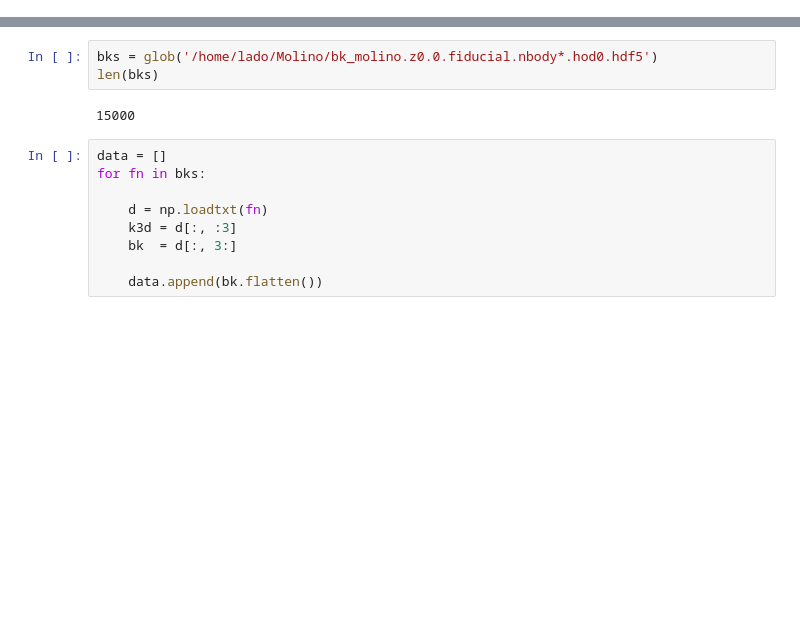
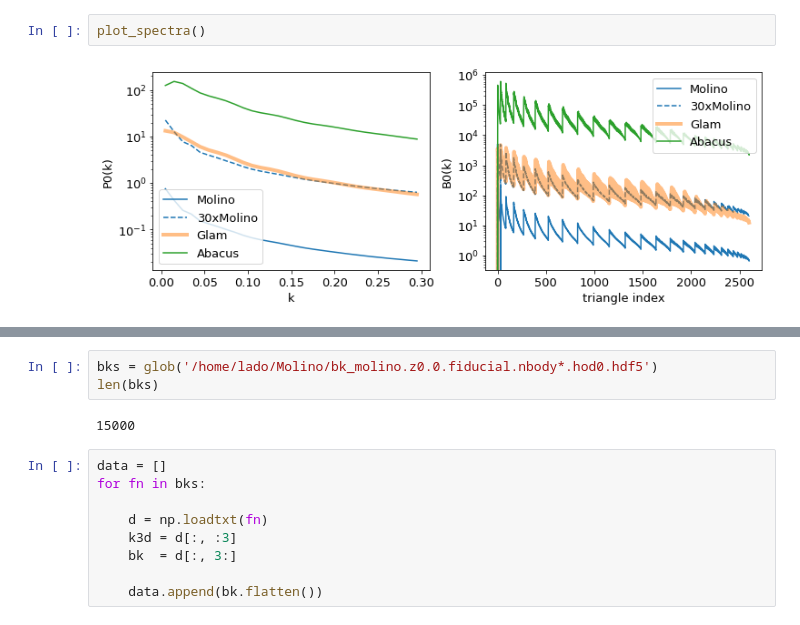
Before and after one commit to mehdirezaie/bispectrum, a Jupyter notebook: bao.ipynb, the cells around one changed output, grey strips where cells are left out. Cells and saved outputs as stored; diff of their text form; blank space fills up the shorter version.

```diff
--- a/bao.ipynb
+++ b/bao.ipynb
@@ -101,0 +16,4 @@ mcmc_is_pk_kmax_0.18_quad_v1.1.npz      mcmc_is_pk_kmax_0.30_quad_v1.1.npz
+# %%
+plot_spectra()
+# %% [output]
+[figure, added]
```
Also changed, not shown: parts of 18 cells of this notebook, 7 other files.
